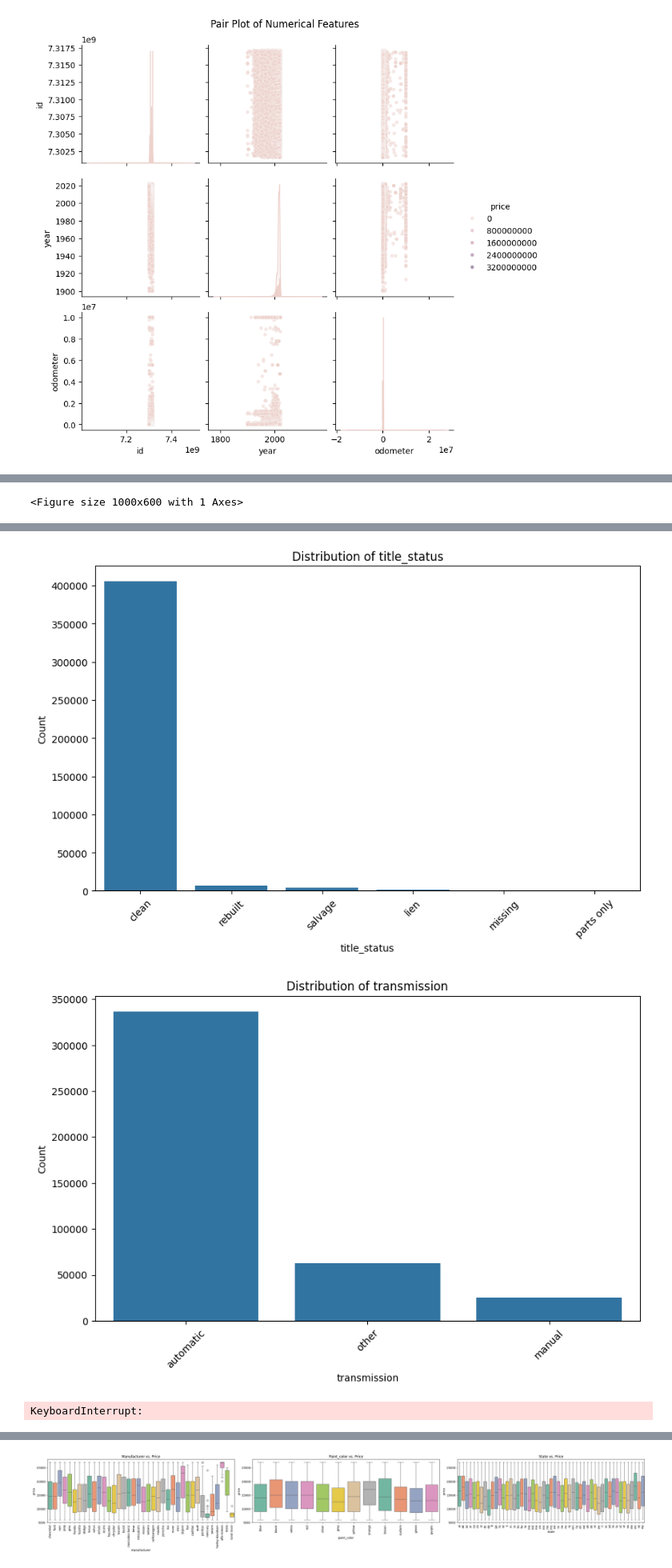
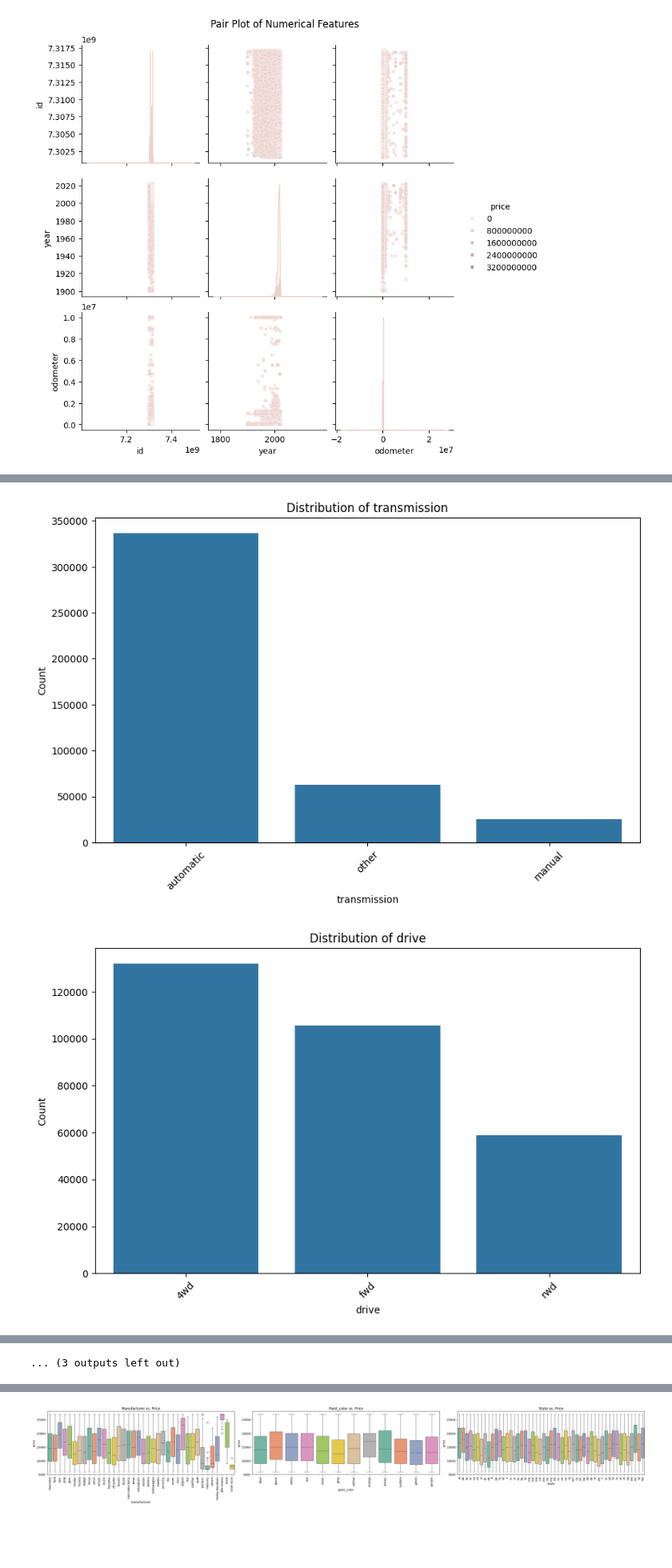
Before and after one commit to phanik29/PA11_1, a Jupyter notebook: Practical_Application_2.ipynb, the cells around one changed output, grey strips where cells are left out. Shown at 80% size. Cells and saved outputs as stored; diff of their text form; code cells hidden in the pictures; blank space fills up the shorter version.

```diff
--- a/Practical_Application_2.ipynb
+++ b/Practical_Application_2.ipynb
@@ -170,6 +170,9 @@ plt.show()
 # %%
 numerical_columns = df.select_dtypes(include=[np.number]).columns.tolist()
 categorical_columns = df.select_dtypes(exclude=[np.number]).columns.tolist()
+categorical_columns.remove('region')
+categorical_columns.remove('model')
+categorical_columns.remove('VIN')
 
 for col in numerical_columns:
     plt.figure(figsize=(10, 6))
@@ -201 +199,0 @@ ParseException: Expected end of text, found '$'  (at char 14), (line:1, col:15)
-<Figure size 1000x600 with 1 Axes>
@@ -205,3 +203,2 @@ ParseException: Expected end of text, found '$'  (at char 14), (line:1, col:15)
-[figure, old version]
+[figure, new version]
-[figure, old version]
+[figure, new version]
-KeyboardInterrupt:
@@ -208,3 +206,4 @@ KeyboardInterrupt:
+... (3 outputs left out)
 # %%
 numerical_df = df.select_dtypes(include=[np.number])
 correlation_matrix = numerical_df.corr()
```
Also changed, not shown: parts of 8 cells of this notebook, 2 other files.
